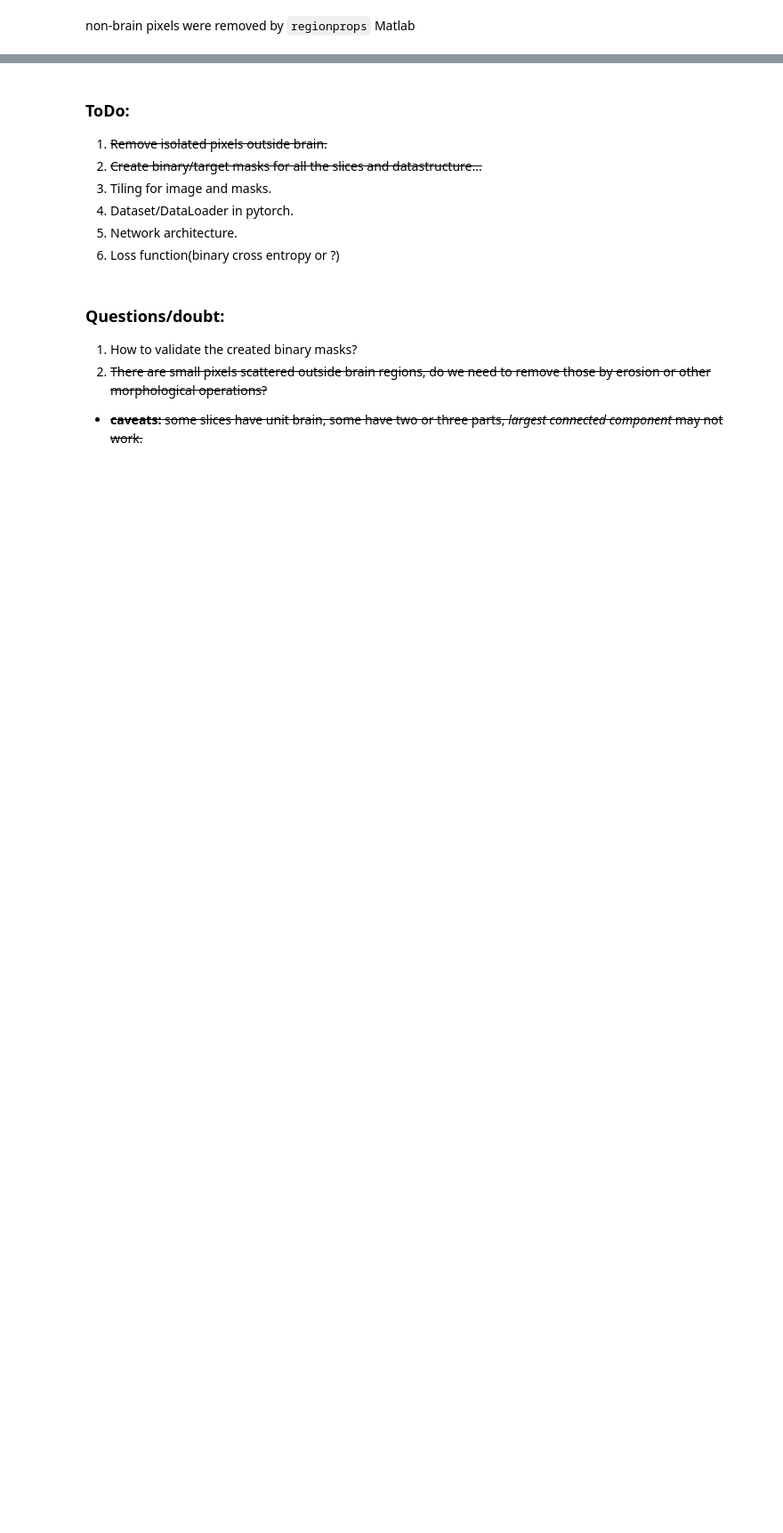
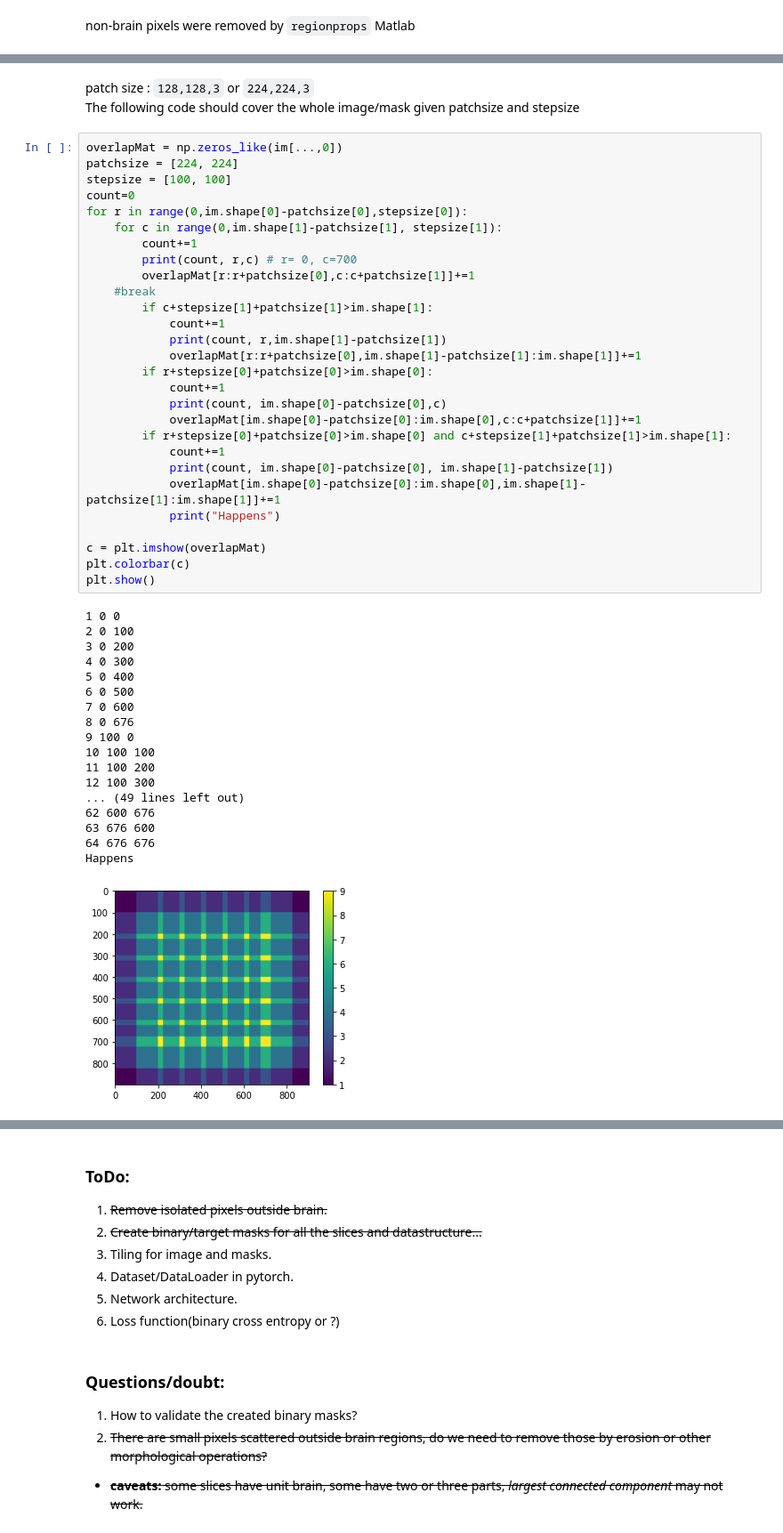
Before and after one commit to ranabanik/Blockface, a Jupyter notebook: Codes/EDAElementary.ipynb, the cells around one changed output, grey strips where cells are left out. Shown at 89% size. Drawn from its saved outputs; the diff is of its cells as text; blank space fills up the shorter version.

```diff
--- a/Codes/EDAElementary.ipynb
+++ b/Codes/EDAElementary.ipynb
@@ -73,3 +79,53 @@ non-brain pixels were removed by `regionprops` Matlab
 |<p>|<p>|
 |:-:|:-:|
 | <img src="../Images/binarymask_190.png" style="width: 200px;"/> |<img src="../Images/binarybrainmask_190.png" style="width: 200px;"/> |
+# %% [markdown]
+patch size : `128,128,3` or `224,224,3` <br>
+The following code should cover the whole image/mask given patchsize and stepsize
+# %%
+overlapMat = np.zeros_like(im[...,0])
+patchsize = [224, 224]
+stepsize = [100, 100]
+count=0
+for r in range(0,im.shape[0]-patchsize[0],stepsize[0]):
+    for c in range(0,im.shape[1]-patchsize[1], stepsize[1]):
+        count+=1
+        print(count, r,c) # r= 0, c=700
+        overlapMat[r:r+patchsize[0],c:c+patchsize[1]]+=1
+    #break
+        if c+stepsize[1]+patchsize[1]>im.shape[1]:
+            count+=1
+            print(count, r,im.shape[1]-patchsize[1])
+            overlapMat[r:r+patchsize[0],im.shape[1]-patchsize[1]:im.shape[1]]+=1
+        if r+stepsize[0]+patchsize[0]>im.shape[0]:
+            count+=1
+            print(count, im.shape[0]-patchsize[0],c)
+            overlapMat[im.shape[0]-patchsize[0]:im.shape[0],c:c+patchsize[1]]+=1
+        if r+stepsize[0]+patchsize[0]>im.shape[0] and c+stepsize[1]+patchsize[1]>im.shape[1]:
+            count+=1
+            print(count, im.shape[0]-patchsize[0], im.shape[1]-patchsize[1])
+            overlapMat[im.shape[0]-patchsize[0]:im.shape[0],im.shape[1]-patchsize[1]:im.shape[1]]+=1
+            print("Happens")
+
+c = plt.imshow(overlapMat)
+plt.colorbar(c)
+plt.show()
+# %% [output]
+1 0 0
+2 0 100
+3 0 200
+4 0 300
+5 0 400
+6 0 500
+7 0 600
+8 0 676
+9 100 0
+10 100 100
+11 100 200
+12 100 300
+... (49 lines left out)
+62 600 676
+63 676 600
+64 676 676
+Happens
+[figure, added]
```
Also changed, not shown: parts of 14 cells of this notebook.
